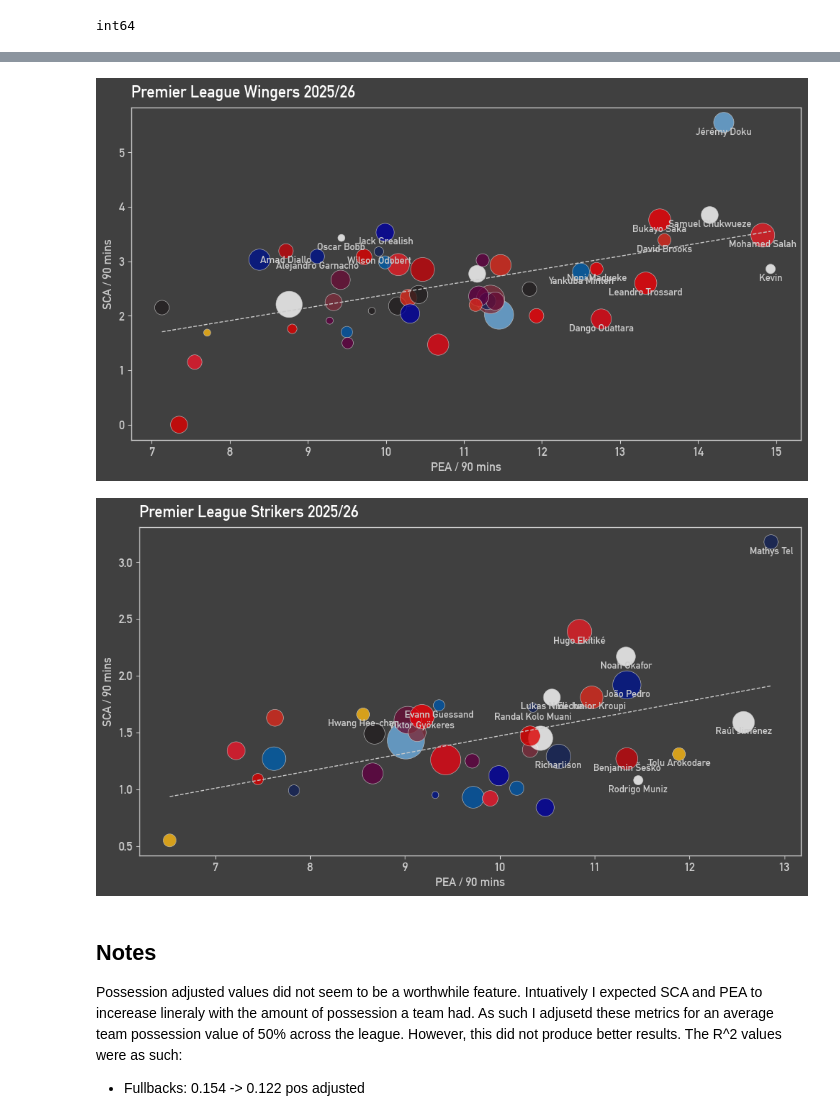
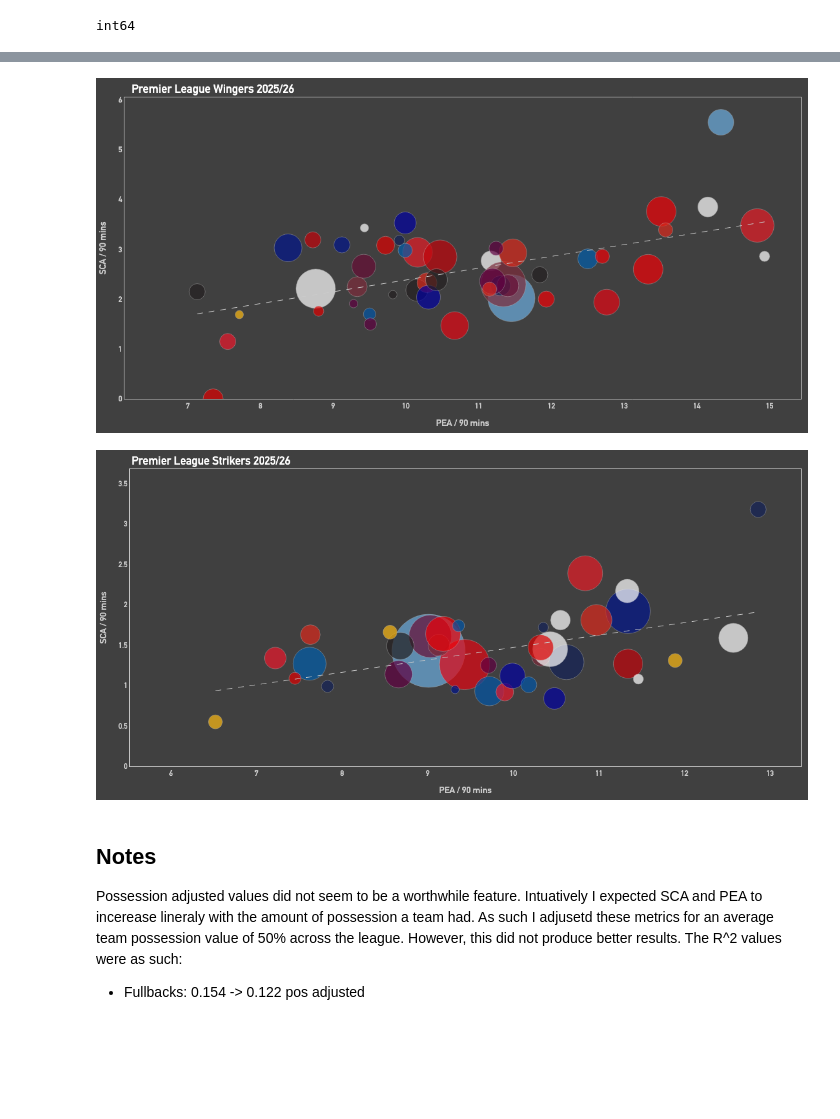
Before and after one commit to sethmckinnonevans/premier-league-usgae-rates, a Jupyter notebook: notebooks/04_league_analysis.ipynb, the cells around one changed output, grey strips where cells are left out. Cells and saved outputs as stored; diff of their text form; code cells hidden in the pictures; blank space fills up the shorter version.

```diff
--- a/notebooks/04_league_analysis.ipynb
+++ b/notebooks/04_league_analysis.ipynb
@@ -164,13 +295,13 @@ plot_positions(player_data, "Midfielder")
 # %%
 # 5: Wingers
-plot_positions(player_data, "Winger")
+plot_positions(player_data, "Winger", interactive = True)
 # %% [output]
-[figure, old version]
+[figure, new version]
 # %%
 # 6: Strikers
-plot_positions(player_data, "Striker")
+plot_positions(player_data, "Striker", interactive = True)
 # %% [output]
-[figure, old version]
+[figure, new version]
 # %% [markdown]
 ## Notes
 Possession adjusted values did not seem to be a worthwhile feature. Intuatively I expected SCA and PEA to incerease lineraly with the amount of possession a team had. As such I adjusetd these metrics for an average team possession value of 50% across the league. However, this did not produce better results. The R^2 values were as such:
```
Also changed, not shown: parts of 3 cells of this notebook, 7 other files.
